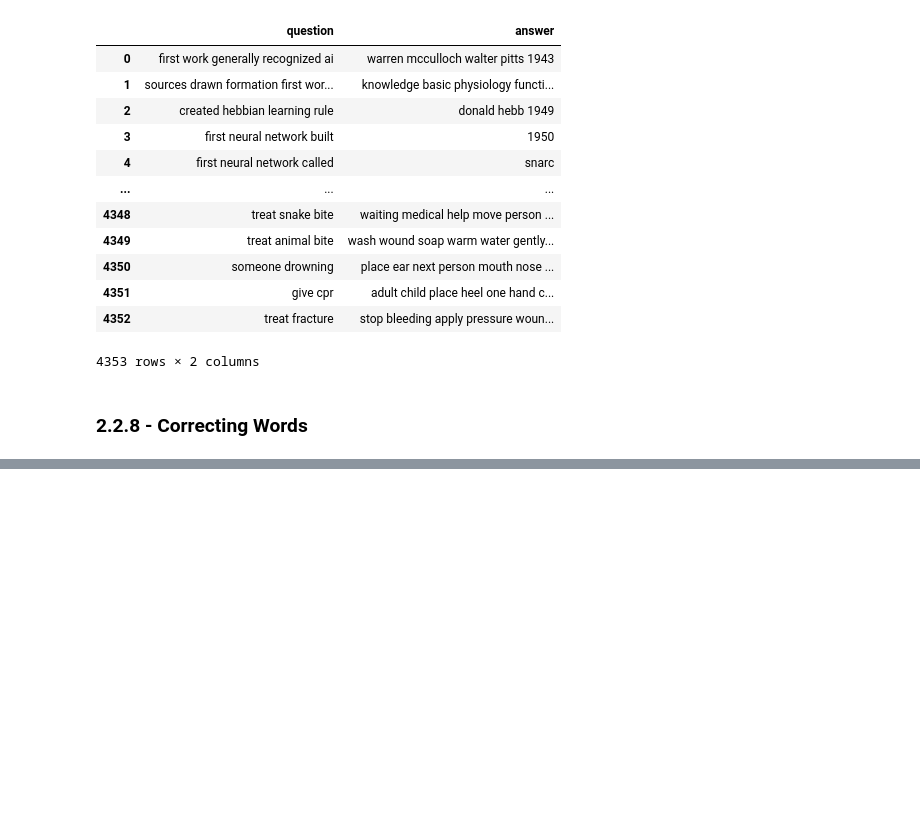
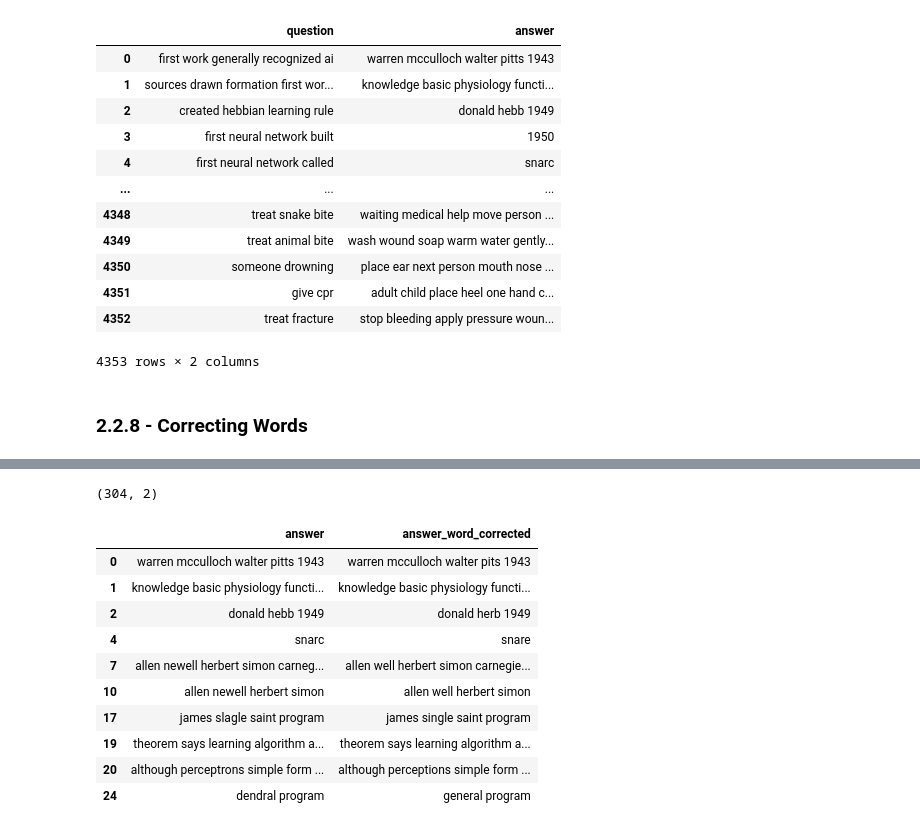
Before and after one commit to NLP-ChatBot/ChatBot, a Jupyter notebook: notebooks/notebook_colab_chatbot.ipynb, the cells around one changed output, grey strips where cells are left out. Drawn from its saved outputs; the diff is of its cells as text; code cells hidden in the pictures; blank space fills up the shorter version.

```diff
--- a/notebooks/notebook_colab_chatbot.ipynb
+++ b/notebooks/notebook_colab_chatbot.ipynb
@@ -246,0 +276,17 @@ data_frame_cleaned_1['answer_word_corrected'] = data_frame_cleaned_1['answer'].a
+# %%
+answer_sentences_df = data_frame_cleaned_1[data_frame_cleaned_1['answer_fixed'] == True][['answer', 'answer_word_corrected']]
+print(answer_sentences_df.shape)
+answer_sentences_df.head(10)
+# %% [output]
+(304, 2)
+|  | answer | answer_word_corrected |
+| 0 | warren mcculloch walter pitts 1943 | warren mcculloch walter pits 1943 |
+| 1 | knowledge basic physiology functi... | knowledge basic physiology functi... |
+| 2 | donald hebb 1949 | donald herb 1949 |
+| 4 | snarc | snare |
+| 7 | allen newell herbert simon carneg... | allen well herbert simon carnegie... |
+| 10 | allen newell herbert simon | allen well herbert simon |
+| 17 | james slagle saint program | james single saint program |
+| 19 | theorem says learning algorithm a... | theorem says learning algorithm a... |
+| 20 | although perceptrons simple form ... | although perceptions simple form ... |
+| 24 | dendral program | general program |
```
Also changed, not shown: parts of 16 cells of this notebook.
